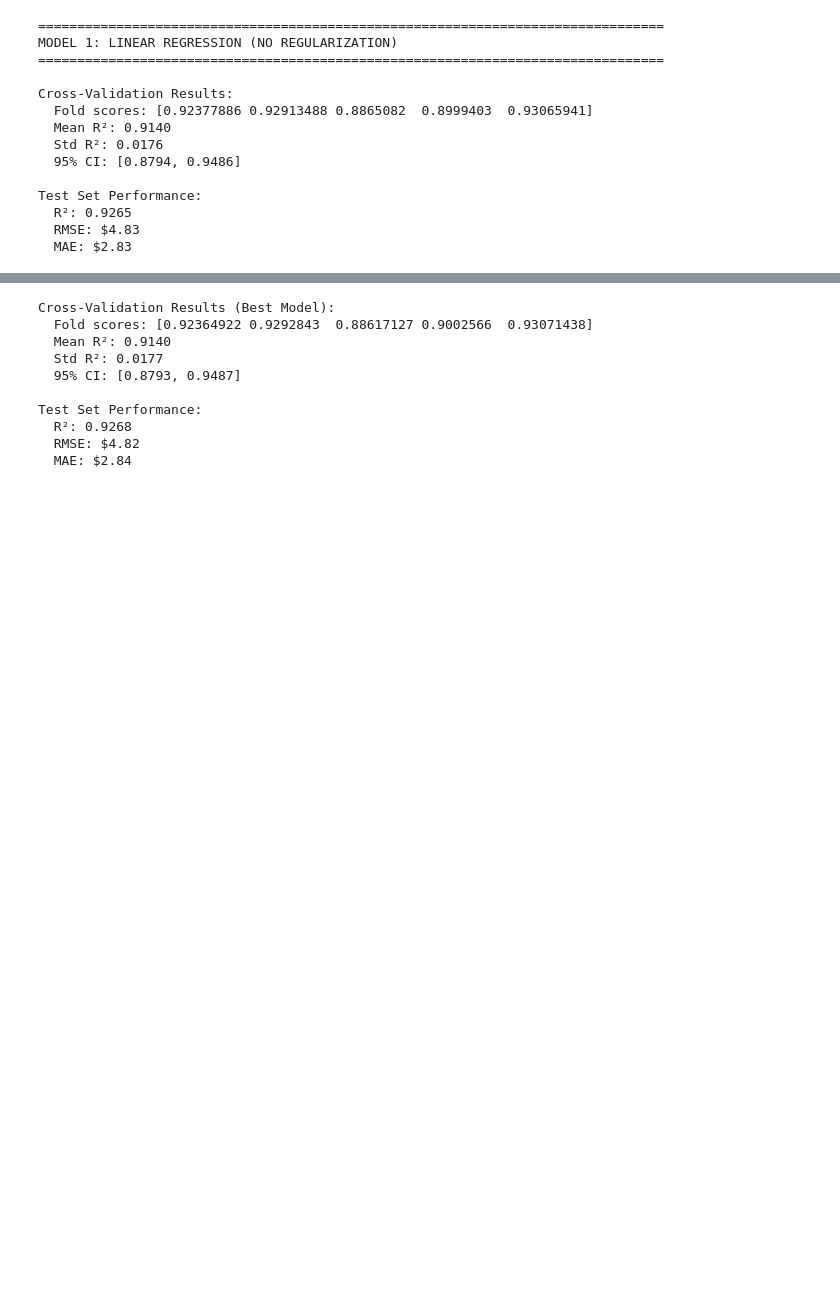
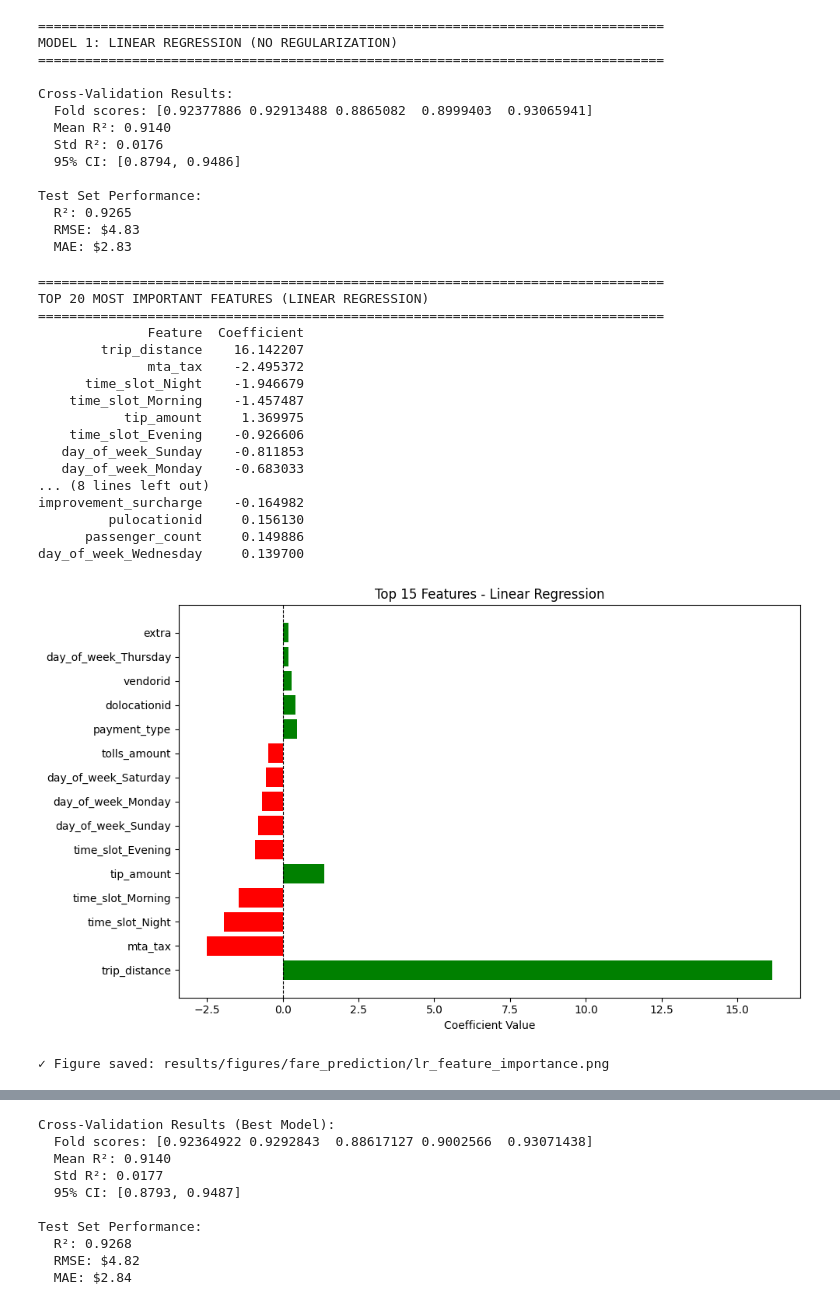
Before and after one commit to chanakyavasantha/NYC-TAXI-TIP-FARE-PREDICTION, a Jupyter notebook: training.ipynb, the cells around one changed output, grey strips where cells are left out. Cells and saved outputs as stored; diff of their text form; code cells hidden in the pictures; blank space fills up the shorter version.

```diff
--- a/training.ipynb
+++ b/training.ipynb
@@ -1665,6 +1688,63 @@ Test Set Performance:
   R²: 0.9265
   RMSE: $4.83
   MAE: $2.83
+# %%
+# Get feature names after preprocessing
+feature_names = (numeric_features +
+                list(lr_pipeline.named_steps['preprocessor']
+                     .named_transformers_['cat']
+                     .get_feature_names_out(categorical_features)))
+
+# Extract coefficients
+coefficients_lr = lr_pipeline.named_steps['regressor'].coef_
+intercept_lr = lr_pipeline.named_steps['regressor'].intercept_
+
+# Create DataFrame
+coef_df_lr = pd.DataFrame({
+    'Feature': feature_names,
+    'Coefficient': coefficients_lr,
+    'Abs_Coefficient': np.abs(coefficients_lr)
+}).sort_values('Abs_Coefficient', ascending=False)
+
+print("="*80)
+print("TOP 20 MOST IMPORTANT FEATURES (LINEAR REGRESSION)")
+print("="*80)
+print(coef_df_lr.head(20)[['Feature', 'Coefficient']].to_string(index=False))
+
+# Visualize top features
+plt.figure(figsize=(10, 6))
+top_15 = coef_df_lr.head(15)
+colors = ['green' if x > 0 else 'red' for x in top_15['Coefficient']]
+plt.barh(range(len(top_15)), top_15['Coefficient'], color=colors)
+plt.yticks(range(len(top_15)), top_15['Feature'])
+plt.xlabel('Coefficient Value')
+plt.title('Top 15 Features - Linear Regression')
+plt.axvline(x=0, color='black', linestyle='--', linewidth=0.8)
+plt.tight_layout()
+plt.savefig('results/figures/fare_prediction//lr_feature_importance.png', dpi=300, bbox_inches='tight')
+plt.show()
+
+print("\n✓ Figure saved: results/figures/fare_prediction/lr_feature_importance.png")
+# %% [output]
+================================================================================
+TOP 20 MOST IMPORTANT FEATURES (LINEAR REGRESSION)
+================================================================================
+              Feature  Coefficient
+        trip_distance    16.142207
+              mta_tax    -2.495372
+      time_slot_Night    -1.946679
+    time_slot_Morning    -1.457487
+           tip_amount     1.369975
+    time_slot_Evening    -0.926606
+   day_of_week_Sunday    -0.811853
+   day_of_week_Monday    -0.683033
+... (8 lines left out)
+improvement_surcharge    -0.164982
+         pulocationid     0.156130
+      passenger_count     0.149886
+day_of_week_Wednesday     0.139700
+[figure, added]
+✓ Figure saved: results/figures/fare_prediction/lr_feature_importance.png
 # %%
 print("="*80)
 print("MODEL 2: LASSO REGRESSION (WITH REGULARIZATION)")
```
Also changed, not shown: parts of 3 cells of this notebook, 9 other files.
